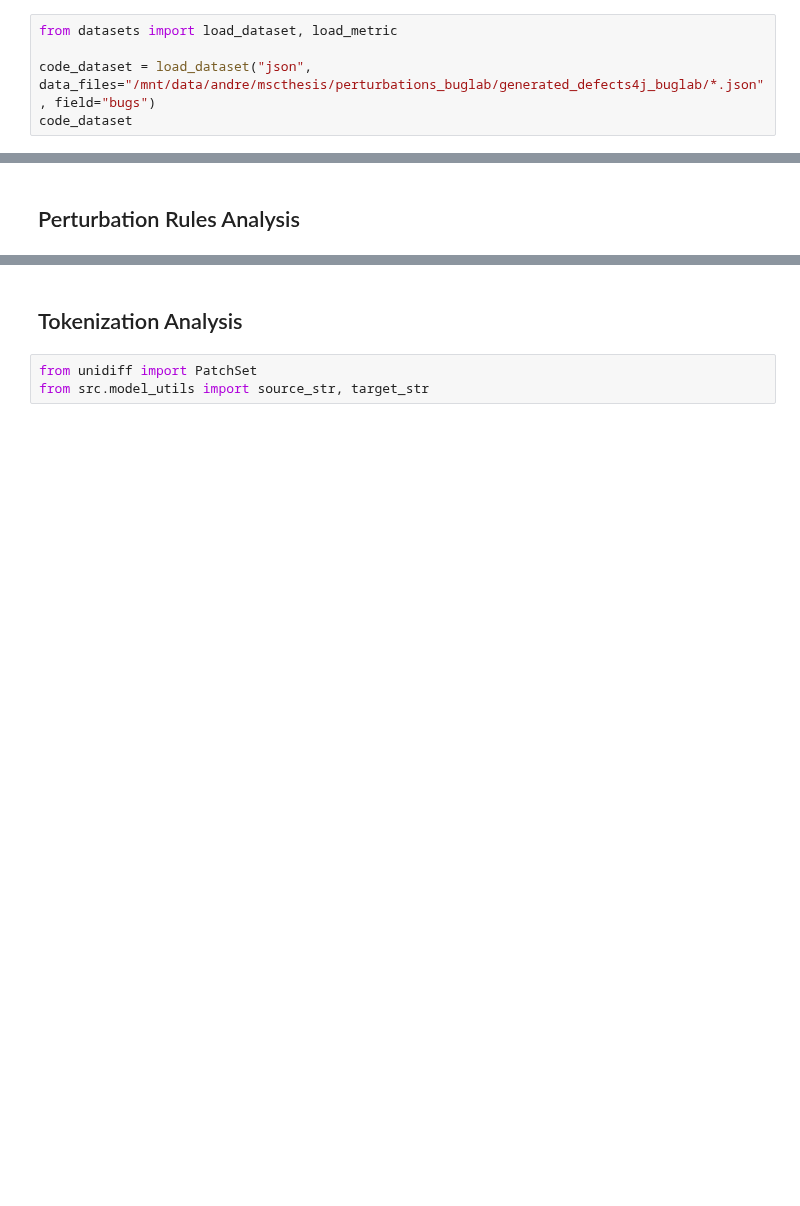
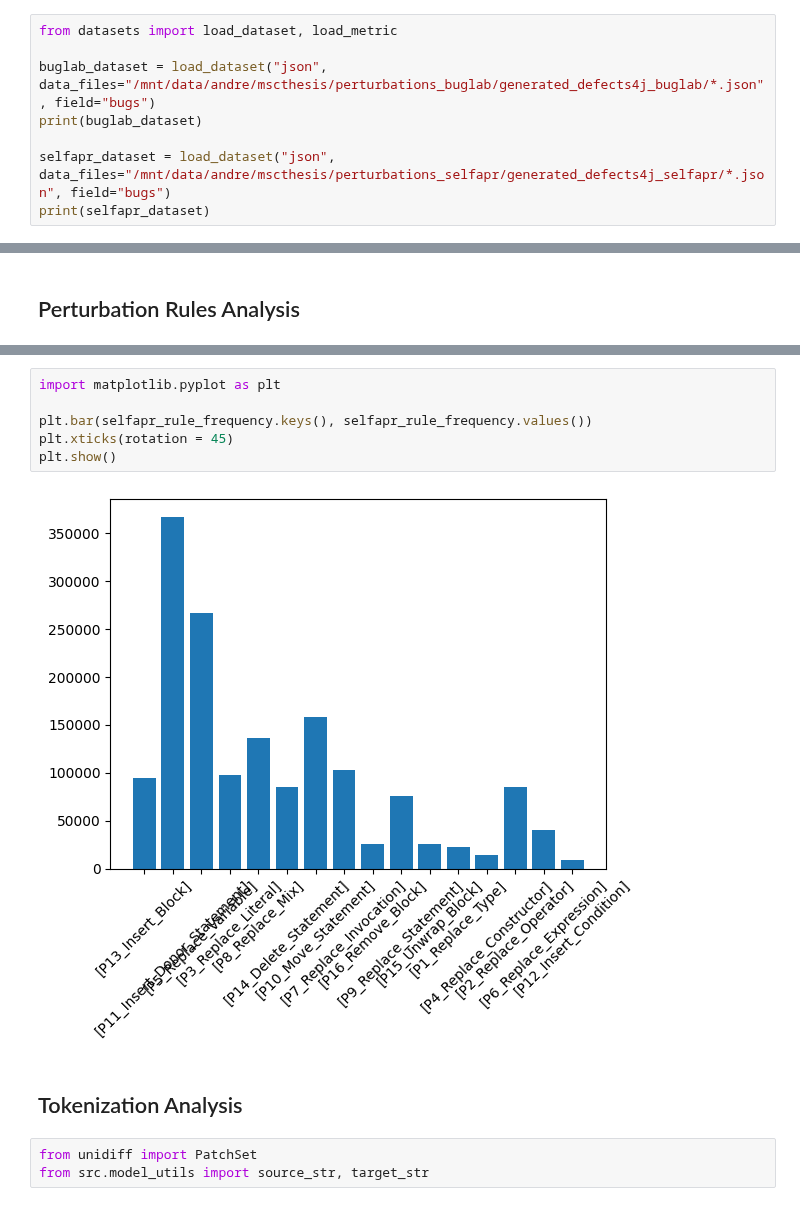
Before and after one commit to andre15silva/mufin, a Jupyter notebook: dataset_analysis.ipynb, the cells around one changed output, grey strips where cells are left out. Saved outputs shown, nothing was run; the diff lists cells and outputs as text; blank space fills up the shorter version.

```diff
--- a/dataset_analysis.ipynb
+++ b/dataset_analysis.ipynb
@@ -3,8 +3,11 @@
 # %%
 from datasets import load_dataset, load_metric
 
-code_dataset = load_dataset("json", data_files="/mnt/data/andre/mscthesis/perturbations_buglab/generated_defects4j_buglab/*.json", field="bugs")
-code_dataset
+buglab_dataset = load_dataset("json", data_files="/mnt/data/andre/mscthesis/perturbations_buglab/generated_defects4j_buglab/*.json", field="bugs")
+print(buglab_dataset)
+
+selfapr_dataset = load_dataset("json", data_files="/mnt/data/andre/mscthesis/perturbations_selfapr/generated_defects4j_selfapr/*.json", field="bugs")
+print(selfapr_dataset)
 # %% [output]
 Using custom data configuration default-7d721f3b83caa41e
 Reusing dataset json (/home/andre/.cache/huggingface/datasets/json/default-7d721f3b83caa41e/0.0.0/ac0ca5f5289a6cf108e706efcf040422dbbfa8e658dee6a819f20d76bb84d26b)
@@ -34,3 +52,11 @@ plt.show()
+# %%
+import matplotlib.pyplot as plt
+
+plt.bar(selfapr_rule_frequency.keys(), selfapr_rule_frequency.values())
+plt.xticks(rotation = 45)
+plt.show()
+# %% [output]
+[figure, added]
 # %% [markdown]
 ## Tokenization Analysis
 # %%
```
Also changed, not shown: parts of 9 cells of this notebook, 1 other file.
